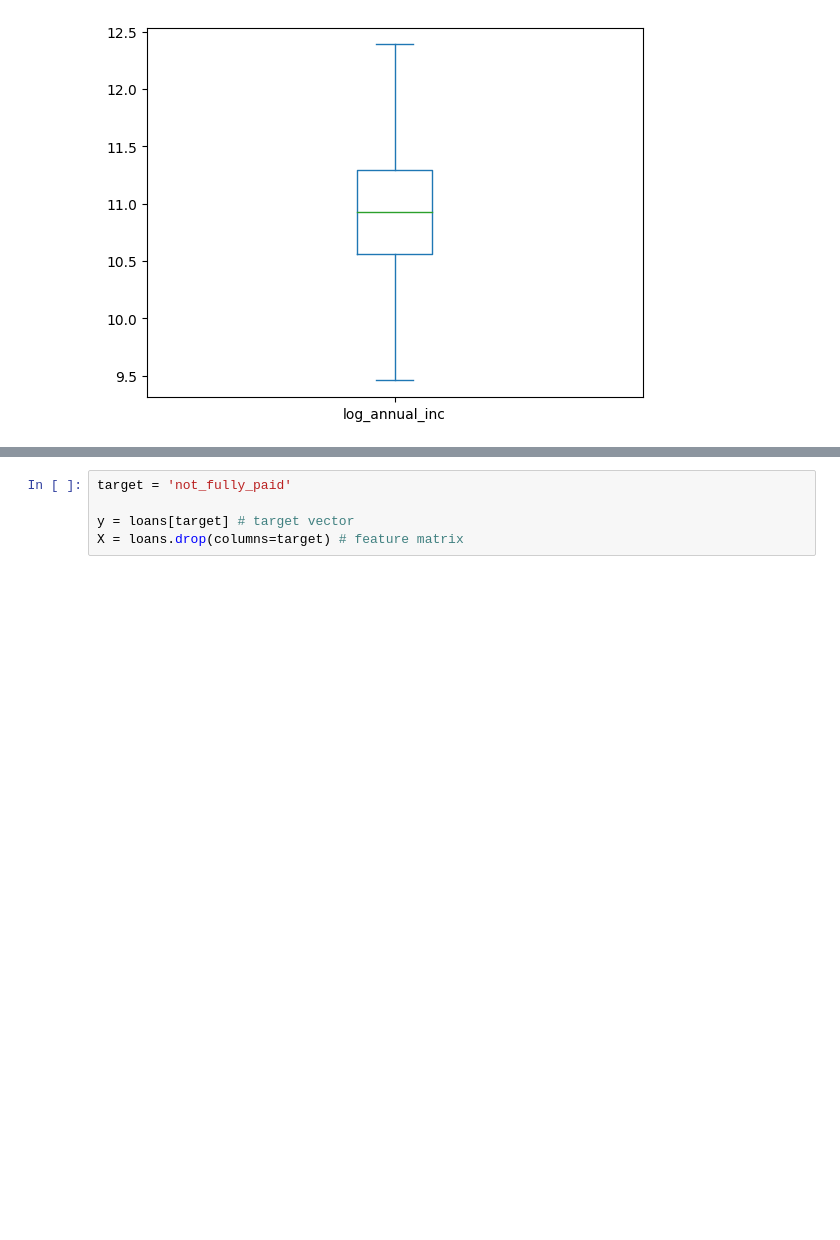
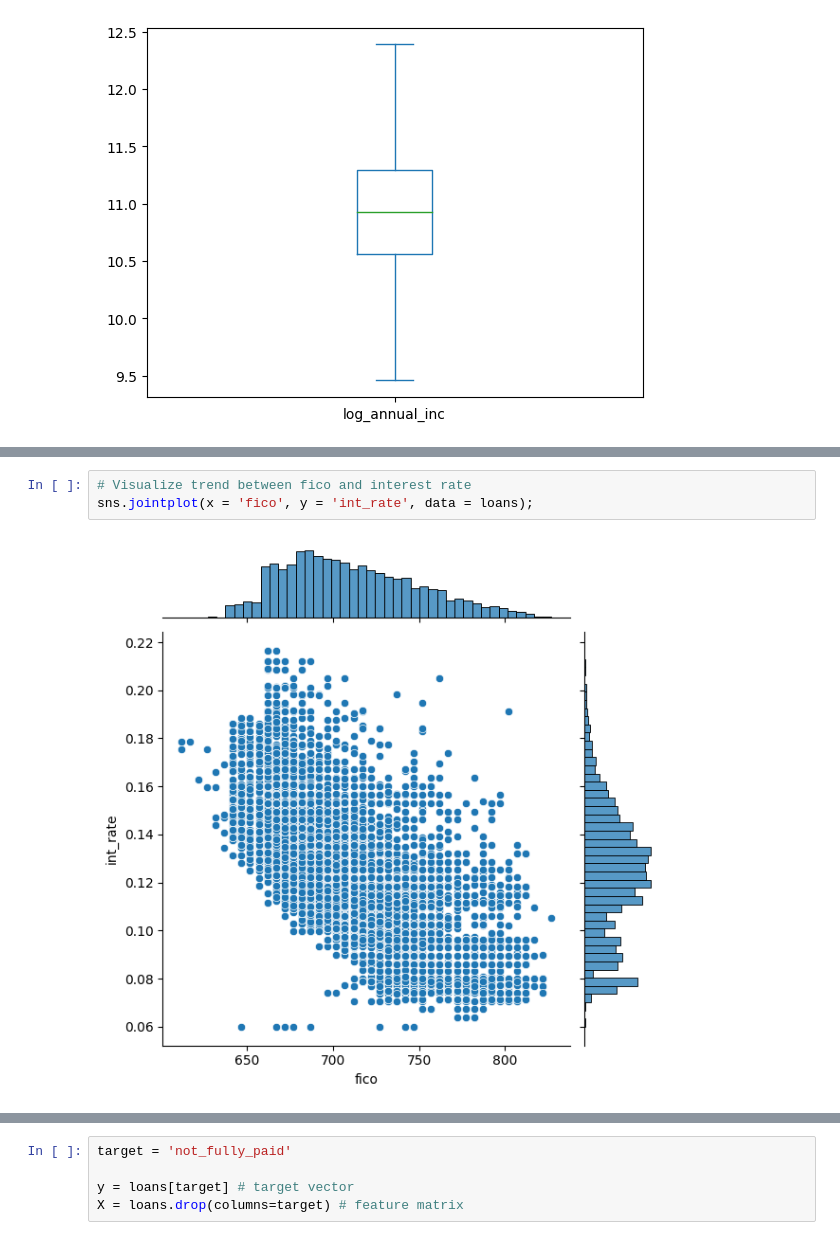
Before and after one commit to jianninapinto/Loan-Default-Risk-Prediction, a Jupyter notebook: ML_Problem_Definition.ipynb, the cells around one changed output, grey strips where cells are left out. Saved outputs shown, nothing was run; the diff lists cells and outputs as text; blank space fills up the shorter version.

```diff
--- a/ML_Problem_Definition.ipynb
+++ b/ML_Problem_Definition.ipynb
@@ -254,0 +270,5 @@ loans['log_annual_inc'].plot(kind='box');
+# %%
+# Visualize trend between fico and interest rate
+sns.jointplot(x = 'fico', y = 'int_rate', data = loans);
+# %% [output]
+[figure, added]
```
Also changed, not shown: parts of 68 cells of this notebook, 5 other files.
